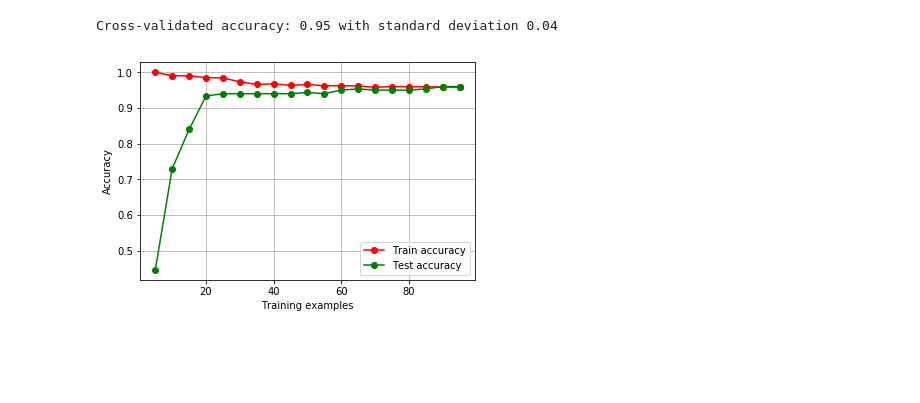
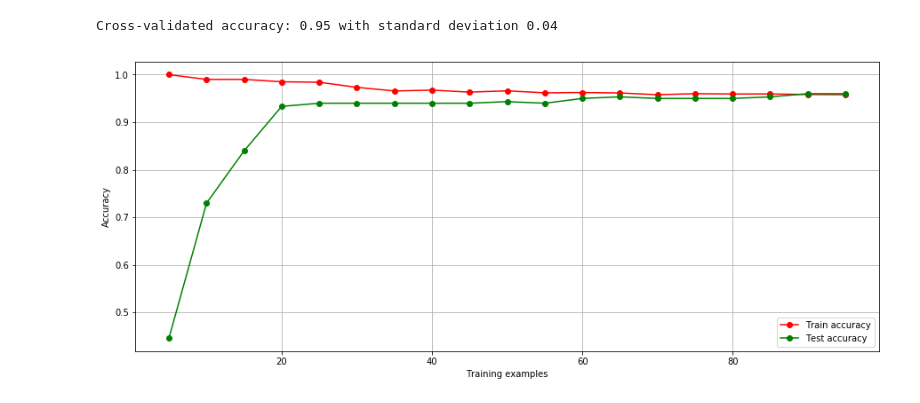
Before and after one commit to mlcollege/introduction-to-ml, a Jupyter notebook: src/01-Scikit-introduction.ipynb, the cells around one changed output. Drawn from its saved outputs; the diff is of its cells as text; code cells hidden in the pictures; blank space fills up the shorter version.

Commit message:
bigger plots

```diff
--- a/src/01-Scikit-introduction.ipynb
+++ b/src/01-Scikit-introduction.ipynb
@@ -168,32 +168,34 @@ train_sizes, train_scores, test_scores = learning_curve(
     iris.data, iris.target,
     train_sizes=range(5,99,5),
     n_jobs=-1,
     cv=cv,
 )
 train_scores_mean = np.mean(train_scores, axis=1)
 test_scores_mean = np.mean(test_scores, axis=1)
 
 #train_scores_std = np.std(train_scores, axis=1)
 #test_scores_std = np.std(test_scores, axis=1)
 #plt.fill_between(train_sizes, train_scores_mean - train_scores_std,
 #                     train_scores_mean + train_scores_std, alpha=0.1,
 #                     color="r")
 #plt.fill_between(train_sizes, test_scores_mean - test_scores_std,
 #                     test_scores_mean + test_scores_std, alpha=0.1, color="g")
 
+plt.figure(figsize=(15,6))
+
 plt.plot(train_sizes, train_scores_mean, 'o-', color="r",
              label="Train accuracy")
 plt.plot(train_sizes, test_scores_mean, 'o-', color="g",
              label="Test accuracy")
 
 plt.xlabel("Training examples")
 
 plt.ylabel("Accuracy")
 
 plt.grid()
 
-plt.legend(loc="best")
+plt.legend(loc="lower right")
 
 plt.show()
 # %% [output]
-[figure, old version]
+[figure, new version]
```
Also changed, not shown: parts of 6 cells of this notebook, 3 other files.
